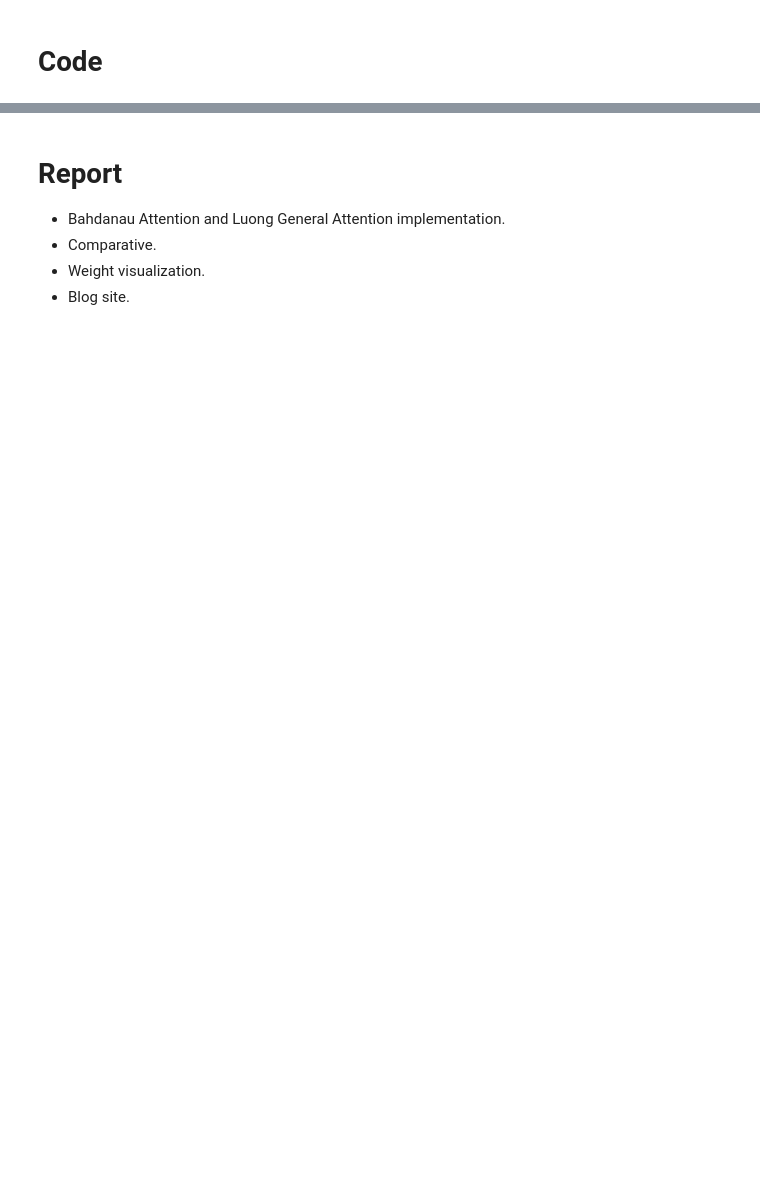
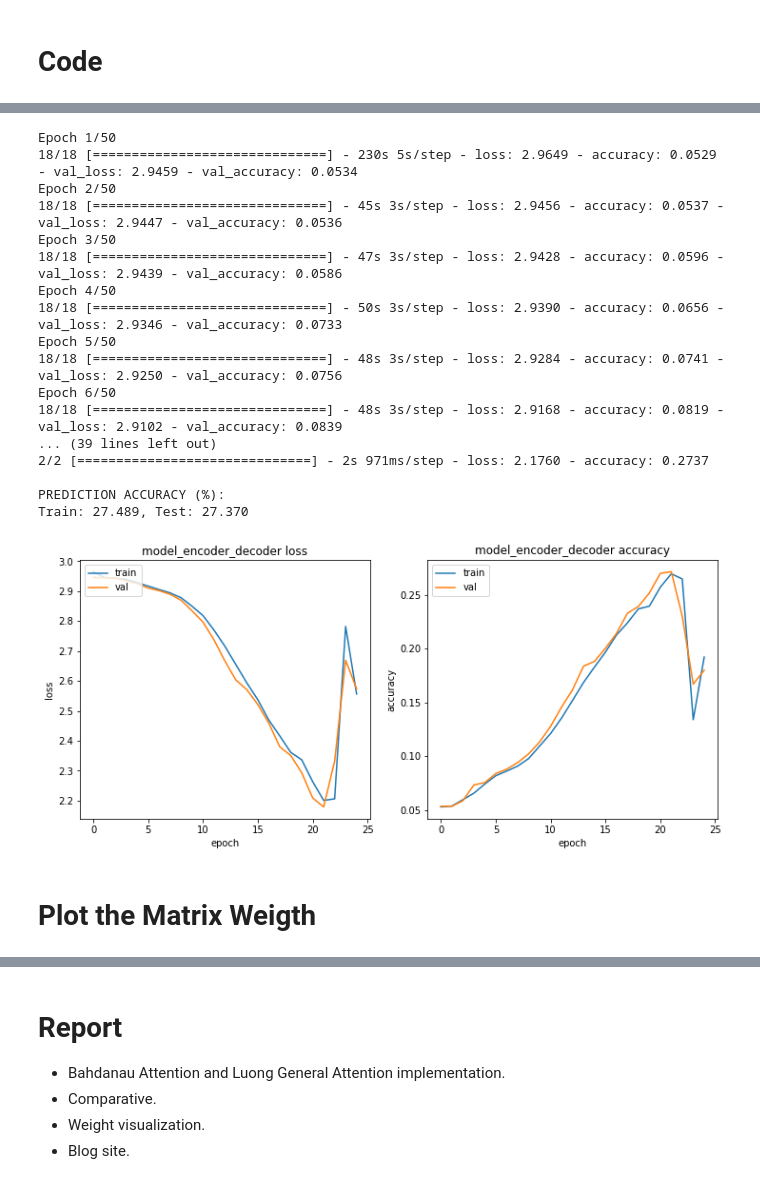
Before and after one commit to JanLeyva/DeepLearning, a Jupyter notebook: Assignment3_2021.ipynb, the cells around one changed output, grey strips where cells are left out. Drawn from its saved outputs; the diff is of its cells as text; code cells hidden in the pictures; blank space fills up the shorter version.

```diff
--- a/Assignment3_2021.ipynb
+++ b/Assignment3_2021.ipynb
@@ -296,0 +293,28 @@ Train: 32.267, Test: 31.960
+# %%
+# attention model
+attentionBahdanau = BahdanauAttention(16, verbose = 0)
+model_attentionBahdanau = build_attention_model(attention, batch_size, rnn_units)
+
+
+#training
+train_test(model_attentionBahdanau, X_train, y_train , X_test,
+           y_test, batch_size=batch_size, epochs=50, patience=3)
+# %% [output]
+Epoch 1/50
+18/18 [==============================] - 230s 5s/step - loss: 2.9649 - accuracy: 0.0529 - val_loss: 2.9459 - val_accuracy: 0.0534
+Epoch 2/50
+18/18 [==============================] - 45s 3s/step - loss: 2.9456 - accuracy: 0.0537 - val_loss: 2.9447 - val_accuracy: 0.0536
+Epoch 3/50
+18/18 [==============================] - 47s 3s/step - loss: 2.9428 - accuracy: 0.0596 - val_loss: 2.9439 - val_accuracy: 0.0586
+Epoch 4/50
+18/18 [==============================] - 50s 3s/step - loss: 2.9390 - accuracy: 0.0656 - val_loss: 2.9346 - val_accuracy: 0.0733
+Epoch 5/50
+18/18 [==============================] - 48s 3s/step - loss: 2.9284 - accuracy: 0.0741 - val_loss: 2.9250 - val_accuracy: 0.0756
+Epoch 6/50
+18/18 [==============================] - 48s 3s/step - loss: 2.9168 - accuracy: 0.0819 - val_loss: 2.9102 - val_accuracy: 0.0839
+... (39 lines left out)
+2/2 [==============================] - 2s 971ms/step - loss: 2.1760 - accuracy: 0.2737
+
+PREDICTION ACCURACY (%):
+Train: 27.489, Test: 27.370
+[figure, added]
@@ -296,0 +365,2 @@ Train: 32.267, Test: 31.960
+# %% [markdown]
+# Plot the Matrix Weigth
```
Also changed, not shown: parts of 14 cells of this notebook.
